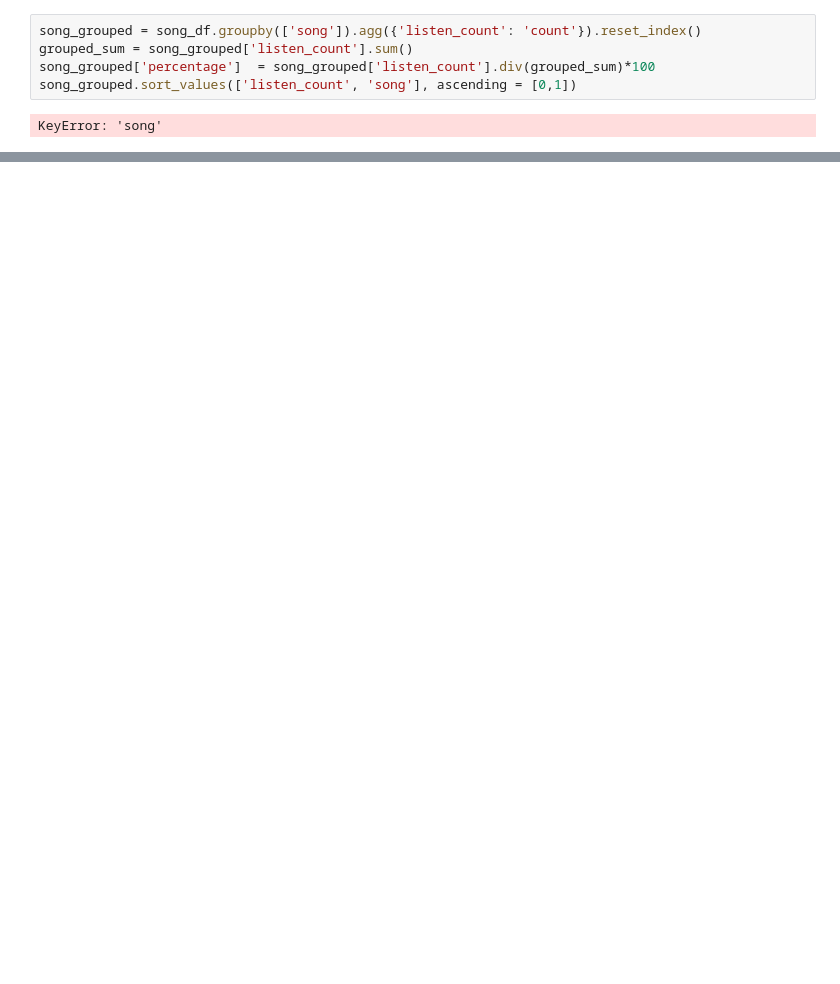
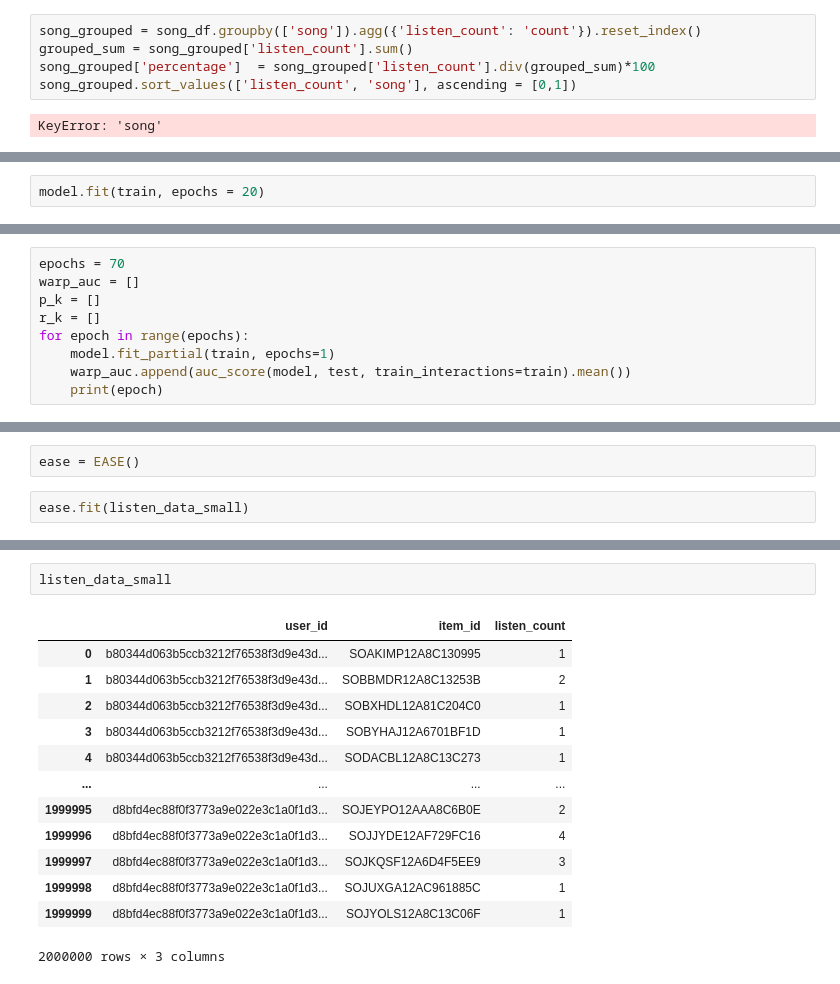
Before and after one commit to atsai24/song_recommender, a Jupyter notebook: eda_fsm.ipynb, the cells around one changed output, grey strips where cells are left out. Drawn from its saved outputs; the diff is of its cells as text; blank space fills up the shorter version.

```diff
--- a/eda_fsm.ipynb
+++ b/eda_fsm.ipynb
@@ -54,0 +252,2 @@ KeyError: 'song'
+# %%
+model.fit(train, epochs = 20)
@@ -54,0 +278,9 @@ KeyError: 'song'
+# %%
+epochs = 70
+warp_auc = []
+p_k = []
+r_k = []
+for epoch in range(epochs):
+    model.fit_partial(train, epochs=1)
+    warp_auc.append(auc_score(model, test, train_interactions=train).mean())
+    print(epoch)
@@ -54,0 +355,4 @@ KeyError: 'song'
+# %%
+ease = EASE()
+# %%
+ease.fit(listen_data_small)
@@ -54,0 +387,16 @@ KeyError: 'song'
+# %%
+listen_data_small
+# %% [output]
+|  | user_id | item_id | listen_count |
+| 0 | b80344d063b5ccb3212f76538f3d9e43d... | SOAKIMP12A8C130995 | 1 |
+| 1 | b80344d063b5ccb3212f76538f3d9e43d... | SOBBMDR12A8C13253B | 2 |
+| 2 | b80344d063b5ccb3212f76538f3d9e43d... | SOBXHDL12A81C204C0 | 1 |
+| 3 | b80344d063b5ccb3212f76538f3d9e43d... | SOBYHAJ12A6701BF1D | 1 |
+| 4 | b80344d063b5ccb3212f76538f3d9e43d... | SODACBL12A8C13C273 | 1 |
+| ... | ... | ... | ... |
+| 1999995 | d8bfd4ec88f0f3773a9e022e3c1a0f1d3... | SOJEYPO12AAA8C6B0E | 2 |
+| 1999996 | d8bfd4ec88f0f3773a9e022e3c1a0f1d3... | SOJJYDE12AF729FC16 | 4 |
+| 1999997 | d8bfd4ec88f0f3773a9e022e3c1a0f1d3... | SOJKQSF12A6D4F5EE9 | 3 |
+| 1999998 | d8bfd4ec88f0f3773a9e022e3c1a0f1d3... | SOJUXGA12AC961885C | 1 |
+| 1999999 | d8bfd4ec88f0f3773a9e022e3c1a0f1d3... | SOJYOLS12A8C13C06F | 1 |
+2000000 rows × 3 columns
```
Also changed, not shown: parts of 47 cells of this notebook, 1 other file.
